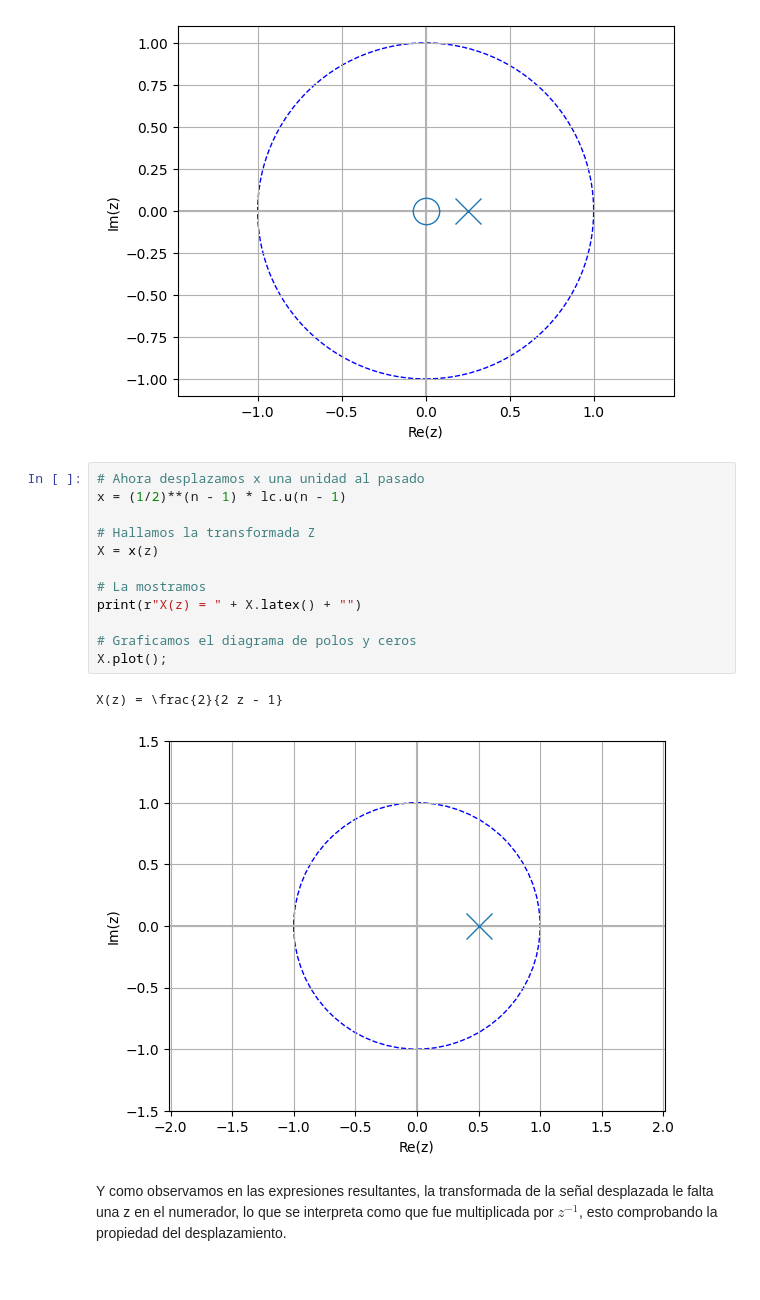
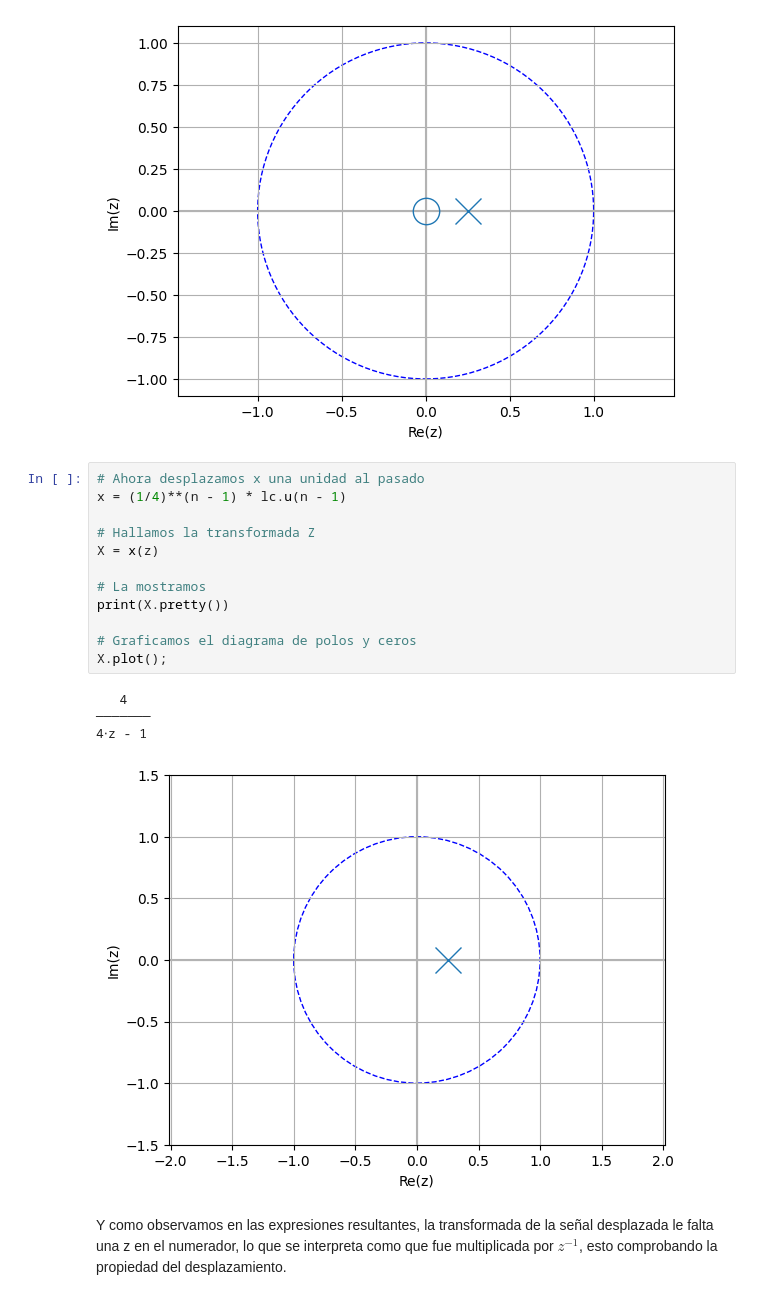
Before and after one commit to cesara-montoya1/PDS, a Jupyter notebook: Clase_6_a_9/Ejemplo_Personal_DesplazamientoTZ.ipynb, the cells around one changed output. Drawn from its saved outputs; the diff is of its cells as text.

```diff
--- a/Clase_6_a_9/Ejemplo_Personal_DesplazamientoTZ.ipynb
+++ b/Clase_6_a_9/Ejemplo_Personal_DesplazamientoTZ.ipynb
@@ -28,18 +28,20 @@ X.plot();
 [figure]
 # %%
 # Ahora desplazamos x una unidad al pasado
-x = (1/2)**(n - 1) * lc.u(n - 1)
+x = (1/4)**(n - 1) * lc.u(n - 1)
 
 # Hallamos la transformada Z
 X = x(z)
 
 # La mostramos
-print(r"X(z) = " + X.latex() + "")
+print(X.pretty())
 
 # Graficamos el diagrama de polos y ceros
 X.plot();
 # %% [output]
-X(z) = \frac{2}{2 z - 1}
+   4
+───────
+4⋅z - 1
-[figure, old version]
+[figure, new version]
 # %% [markdown]
 Y como observamos en las expresiones resultantes, la transformada de la señal desplazada le falta una z en el numerador, lo que se interpreta como que fue multiplicada por $z^{-1}$, esto comprobando la propiedad del desplazamiento.
```
Also changed, not shown: 1 other file.
